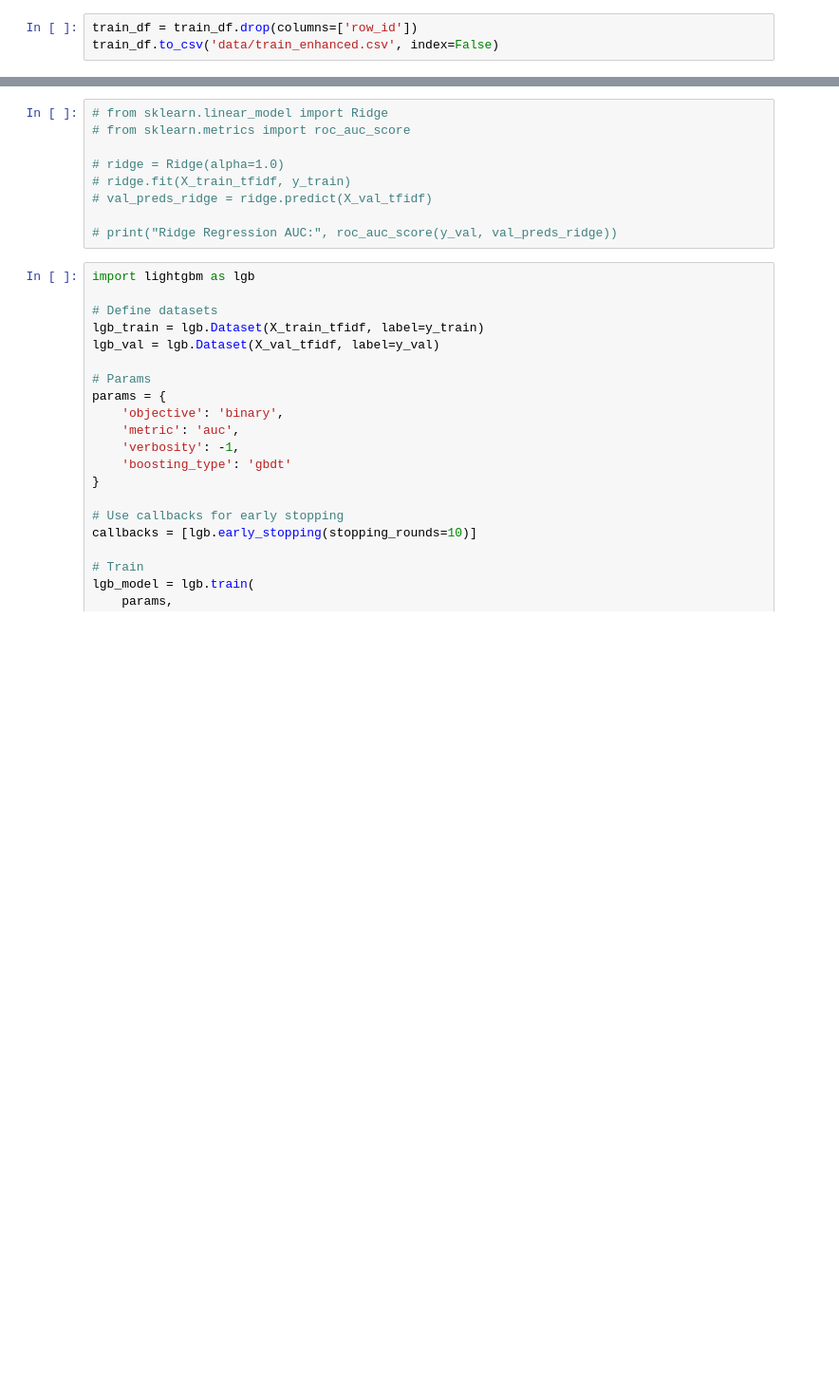
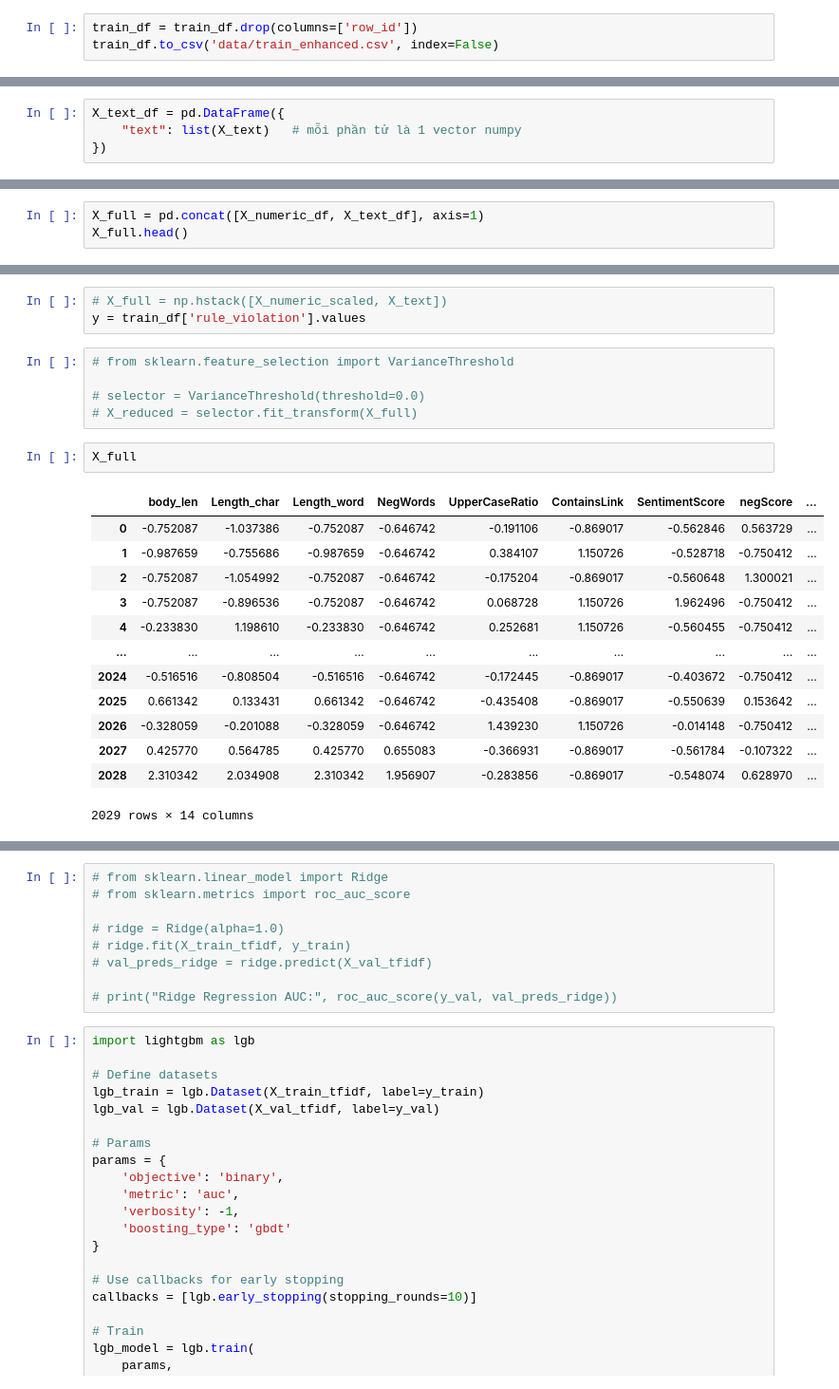
Before and after one commit to dinhtanloc/test_git, a Jupyter notebook: kltn-huong.ipynb, the cells around one changed output, grey strips where cells are left out. Shown at 95% size. Saved outputs shown, nothing was run; the diff lists cells and outputs as text; blank space fills up the shorter version.

```diff
--- a/kltn-huong.ipynb
+++ b/kltn-huong.ipynb
@@ -205,0 +261,4 @@ X_val_tfidf = vectorizer.transform(X_val)
+# %%
+X_text_df = pd.DataFrame({
+    "text": list(X_text)   # mỗi phần tử là 1 vector numpy
+})
@@ -205,0 +281,3 @@ X_val_tfidf = vectorizer.transform(X_val)
+# %%
+X_full = pd.concat([X_numeric_df, X_text_df], axis=1)
+X_full.head()
@@ -205,0 +307,24 @@ X_val_tfidf = vectorizer.transform(X_val)
+# %%
+# X_full = np.hstack([X_numeric_scaled, X_text])
+y = train_df['rule_violation'].values
+# %%
+# from sklearn.feature_selection import VarianceThreshold
+
+# selector = VarianceThreshold(threshold=0.0)
+# X_reduced = selector.fit_transform(X_full)
+# %%
+X_full
+# %% [output]
+|  | body_len | Length_char | Length_word | NegWords | UpperCaseRatio | ContainsLink | SentimentScore | negScore | ... |
+| 0 | -0.752087 | -1.037386 | -0.752087 | -0.646742 | -0.191106 | -0.869017 | -0.562846 | 0.563729 | ... |
+| 1 | -0.987659 | -0.755686 | -0.987659 | -0.646742 | 0.384107 | 1.150726 | -0.528718 | -0.750412 | ... |
+| 2 | -0.752087 | -1.054992 | -0.752087 | -0.646742 | -0.175204 | -0.869017 | -0.560648 | 1.300021 | ... |
+| 3 | -0.752087 | -0.896536 | -0.752087 | -0.646742 | 0.068728 | 1.150726 | 1.962496 | -0.750412 | ... |
+| 4 | -0.233830 | 1.198610 | -0.233830 | -0.646742 | 0.252681 | 1.150726 | -0.560455 | -0.750412 | ... |
+| ... | ... | ... | ... | ... | ... | ... | ... | ... | ... |
+| 2024 | -0.516516 | -0.808504 | -0.516516 | -0.646742 | -0.172445 | -0.869017 | -0.403672 | -0.750412 | ... |
+| 2025 | 0.661342 | 0.133431 | 0.661342 | -0.646742 | -0.435408 | -0.869017 | -0.550639 | 0.153642 | ... |
+| 2026 | -0.328059 | -0.201088 | -0.328059 | -0.646742 | 1.439230 | 1.150726 | -0.014148 | -0.750412 | ... |
+| 2027 | 0.425770 | 0.564785 | 0.425770 | 0.655083 | -0.366931 | -0.869017 | -0.561784 | -0.107322 | ... |
+| 2028 | 2.310342 | 2.034908 | 2.310342 | 1.956907 | -0.283856 | -0.869017 | -0.548074 | 0.628970 | ... |
+2029 rows × 14 columns
```
Also changed, not shown: parts of 29 cells of this notebook, 5 other files.
